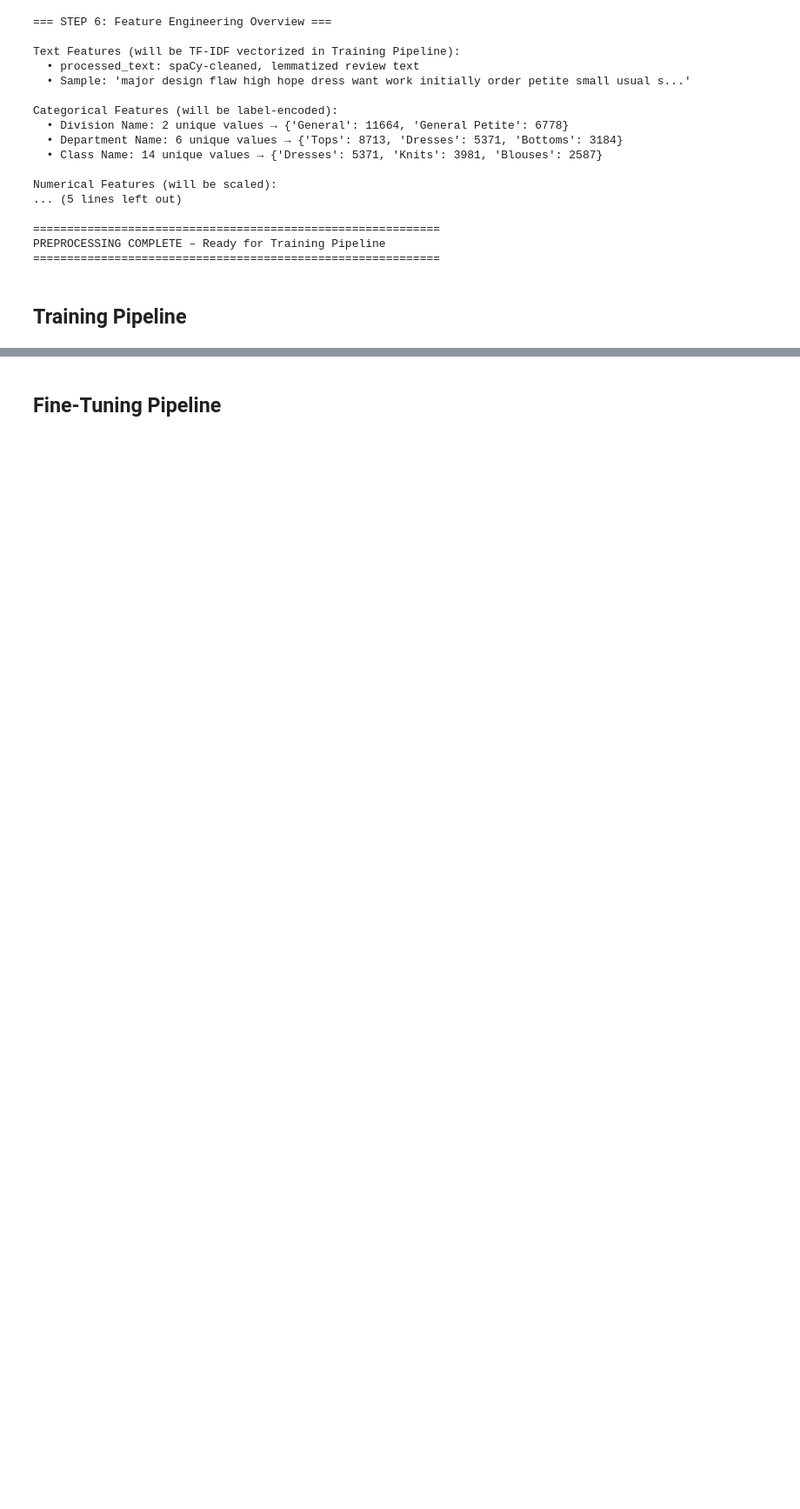
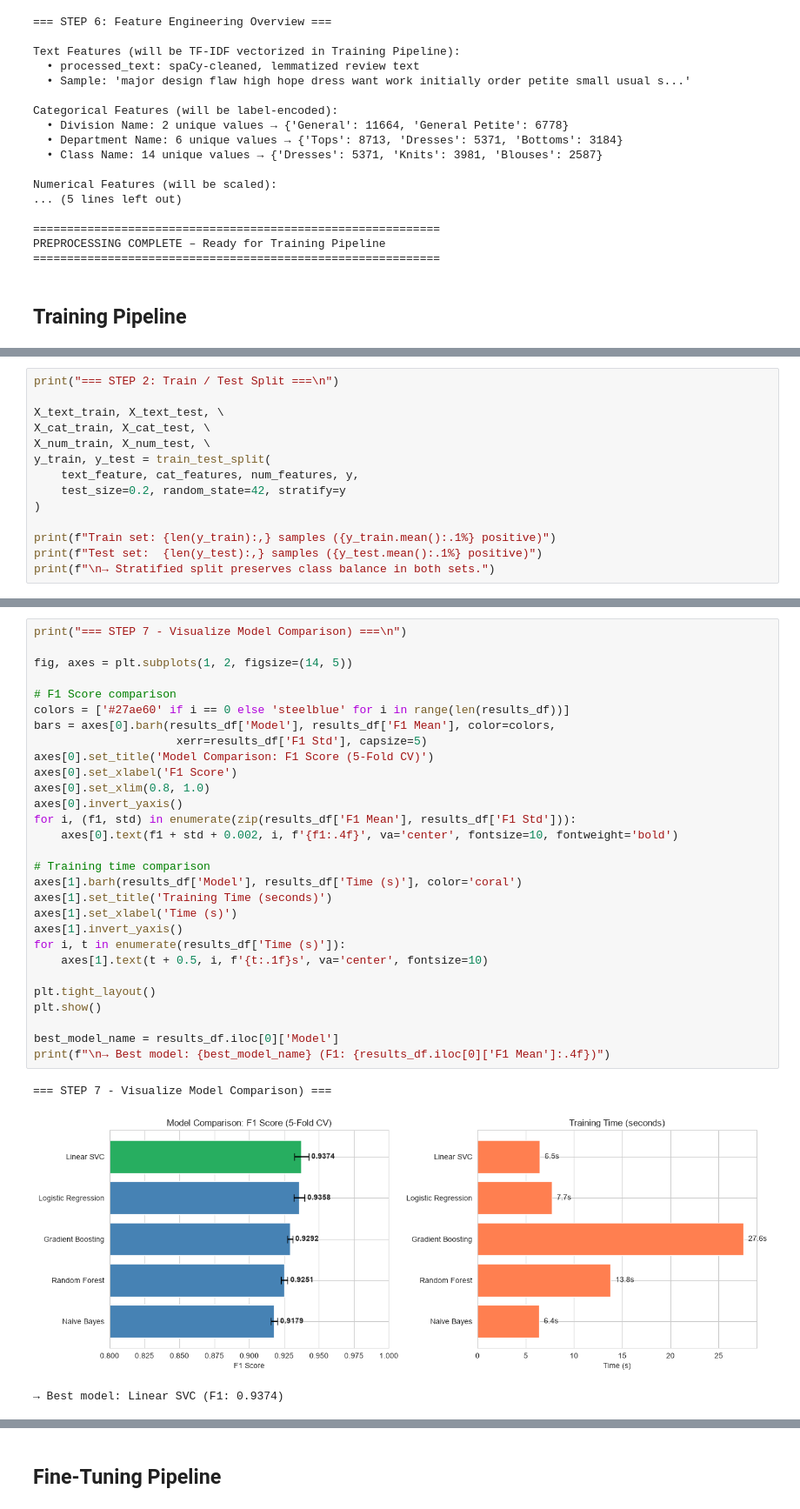
Before and after one commit to BA-SPM/UDACITY_-_DSND__Data_Science_pipelines, a Jupyter notebook: starter/starter.ipynb, the cells around one changed output, grey strips where cells are left out. Shown at 87% size. Cells and saved outputs as stored; diff of their text form; blank space fills up the shorter version.

Commit message:
2026_06_15: FEATURE: Add Manual Training Pipeline to starter notebook
- starter.ipynb:   Add Manual Training Pipeline to starter notebook

```diff
--- a/starter/starter.ipynb
+++ b/starter/starter.ipynb
@@ -1348,0 +1437,14 @@ PREPROCESSING COMPLETE – Ready for Training Pipeline
+# %%
+print("=== STEP 2: Train / Test Split ===\n")
+
+X_text_train, X_text_test, \
+X_cat_train, X_cat_test, \
+X_num_train, X_num_test, \
+y_train, y_test = train_test_split(
+    text_feature, cat_features, num_features, y,
+    test_size=0.2, random_state=42, stratify=y
+)
+
+print(f"Train set: {len(y_train):,} samples ({y_train.mean():.1%} positive)")
+print(f"Test set:  {len(y_test):,} samples ({y_test.mean():.1%} positive)")
+print(f"\n→ Stratified split preserves class balance in both sets.")
@@ -1348,0 +1652,33 @@ PREPROCESSING COMPLETE – Ready for Training Pipeline
+# %%
+print("=== STEP 7 - Visualize Model Comparison) ===\n")
+
+fig, axes = plt.subplots(1, 2, figsize=(14, 5))
+
+# F1 Score comparison
+colors = ['#27ae60' if i == 0 else 'steelblue' for i in range(len(results_df))]
+bars = axes[0].barh(results_df['Model'], results_df['F1 Mean'], color=colors,
+                     xerr=results_df['F1 Std'], capsize=5)
+axes[0].set_title('Model Comparison: F1 Score (5-Fold CV)')
+axes[0].set_xlabel('F1 Score')
+axes[0].set_xlim(0.8, 1.0)
+axes[0].invert_yaxis()
+for i, (f1, std) in enumerate(zip(results_df['F1 Mean'], results_df['F1 Std'])):
+    axes[0].text(f1 + std + 0.002, i, f'{f1:.4f}', va='center', fontsize=10, fontweight='bold')
+
+# Training time comparison
+axes[1].barh(results_df['Model'], results_df['Time (s)'], color='coral')
+axes[1].set_title('Training Time (seconds)')
+axes[1].set_xlabel('Time (s)')
+axes[1].invert_yaxis()
+for i, t in enumerate(results_df['Time (s)']):
+    axes[1].text(t + 0.5, i, f'{t:.1f}s', va='center', fontsize=10)
+
+plt.tight_layout()
+plt.show()
+
+best_model_name = results_df.iloc[0]['Model']
+print(f"\n→ Best model: {best_model_name} (F1: {results_df.iloc[0]['F1 Mean']:.4f})")
+# %% [output]
+=== STEP 7 - Visualize Model Comparison) ===
+[figure, added]
+→ Best model: Linear SVC (F1: 0.9374)
```
Also changed, not shown: parts of 26 cells of this notebook.
